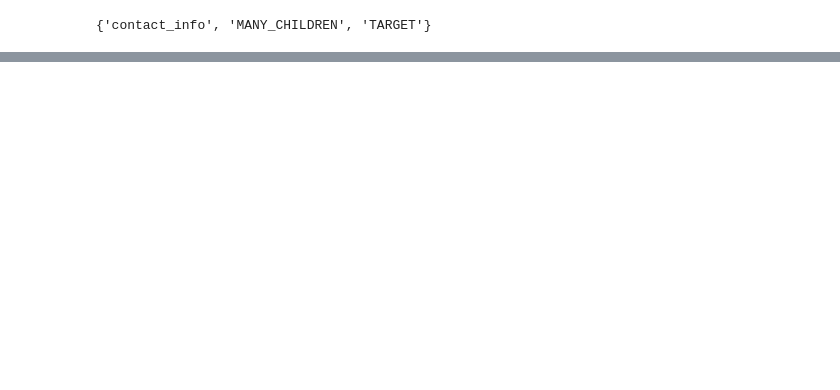
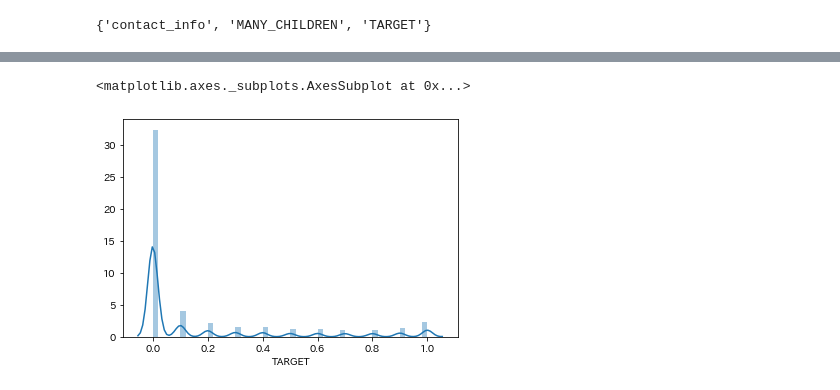
Before and after one commit to kooooyooooo/home-credit, a Jupyter notebook: 002FE1.ipynb, the cells around one changed output, grey strips where cells are left out. Drawn from its saved outputs; the diff is of its cells as text; code cells hidden in the pictures; blank space fills up the shorter version.

```diff
--- a/002FE1.ipynb
+++ b/002FE1.ipynb
@@ -469,7 +469,7 @@ application_test['AMT_INCOME_TOTAL'] = np.log1p(application_test['AMT_INCOME_TOT
 application_test['AMT_CREDIT'] = np.log1p(application_test['AMT_CREDIT'])
 application_test['OWN_CAR_AGE'] = application_test['OWN_CAR_AGE'].fillna(0)
 application_test['app AMT_CREDIT / AMT_ANNUITY'] = application_test['AMT_CREDIT'] / application_test['AMT_ANNUITY']
-application_test['app EXT_SOURCE mean'] = application_test[['EXT_SOURCE_1', 'EXT_SOURCE_2', 'EXT_SOURCE_3']].mean(axis = 1)
+# application_test['app EXT_SOURCE mean'] = application_test[['EXT_SOURCE_1', 'EXT_SOURCE_2', 'EXT_SOURCE_3']].mean(axis = 1)
 application_test['app EXT_SOURCE_1 / DAYS_BIRTH'] = application_test['EXT_SOURCE_1'] / application_test['DAYS_BIRTH']
 application_test['app AMT_INCOME_TOTAL / 12 - AMT_ANNUITY'] = application_test['AMT_INCOME_TOTAL'] / 12. - application_test['AMT_ANNUITY']
 application_test['app AMT_INCOME_TOTAL / AMT_ANNUITY'] = application_test['AMT_INCOME_TOTAL'] / application_test['AMT_ANNUITY']
@@ -576,23 +576,18 @@ lgb.plot_importance(model, max_num_features=30, figsize=(10, 20))
 # %%
 folds = StratifiedKFold(n_splits=10, shuffle=True, random_state=42)
-params={'colsample_bytree': 0.8,
- 'learning_rate': 0.01,
- 'num_leaves': 34,
- 'subsample': 0.97,
- 'max_depth': 8,
- 'reg_alpha': 0.03,
- 'reg_lambda': 0.07,
- 'min_split_gain': 0.01,
- #'min_child_weight': 38
-       }
+
 prediction = np.zeros(X_test.shape[0])
 for n_fold, (train_idx, valid_idx) in enumerate(folds.split(X, y)):
         train_x, train_y = X.iloc[train_idx], y.iloc[train_idx]
         valid_x, valid_y = X.iloc[valid_idx], y.iloc[valid_idx]
-        clf = lgb.LGBMClassifier(**params)
+        train_x, train_y = sampler.fit_resample(train_x, train_y)
+        clf = lgb.LGBMClassifier(n_estimators=10000, objective = 'binary',
+                                   class_weight = 'balanced', learning_rate = 0.1,
+                                   reg_alpha = 0.1, reg_lambda = 0.1,
+                                   subsample = 0.8, n_jobs = -1, random_state = 50)
         clf.fit(train_x, train_y,
                 eval_set = [(train_x, train_y), (valid_x, valid_y)], eval_metric = 'auc',
-                verbose = 100, early_stopping_rounds = 50)
+                verbose = 1000, early_stopping_rounds = 50)
         prediction += clf.predict(X_test)
 # %% [output]
 Training until validation scores don't improve for 50 rounds
@@ -625,5 +629,7 @@ Name: TARGET, dtype: int64
 # %%
 from sklearn.model_selection import StratifiedKFold
+from imblearn.under_sampling import RandomUnderSampler
+sampler = RandomUnderSampler(random_state=42)
 def predict_cv(model, train_x, train_y, test_x):
     preds = []
     preds_test = []
@@ -635,6 +641,7 @@ def predict_cv(model, train_x, train_y, test_x):
     for i, (tr_idx, va_idx) in enumerate(kf.split(train_x, train_y)):
         tr_x, va_x = train_x.iloc[tr_idx], train_x.iloc[va_idx]
         tr_y, va_y = train_y.iloc[tr_idx], train_y.iloc[va_idx]
+        tr_x, tr_y = sampler.fit_resample(tr_x, tr_y)
 
         model.fit(tr_x, tr_y,
                   eval_set= [(tr_x, tr_y), (va_x, va_y)],
@@ -715 +728,6 @@ sub['TARGET'].value_counts()
 Name: TARGET, dtype: int64
+# %%
+sns.distplot(sub['TARGET'])
+# %% [output]
+<matplotlib.axes._subplots.AxesSubplot at 0x...>
+[figure, added]
```
Also changed, not shown: parts of 9 cells of this notebook, 2 other files.
